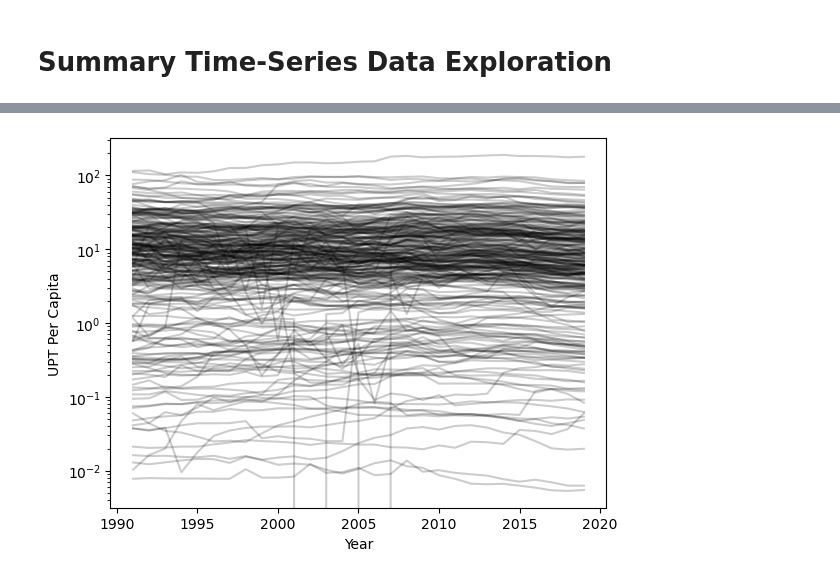
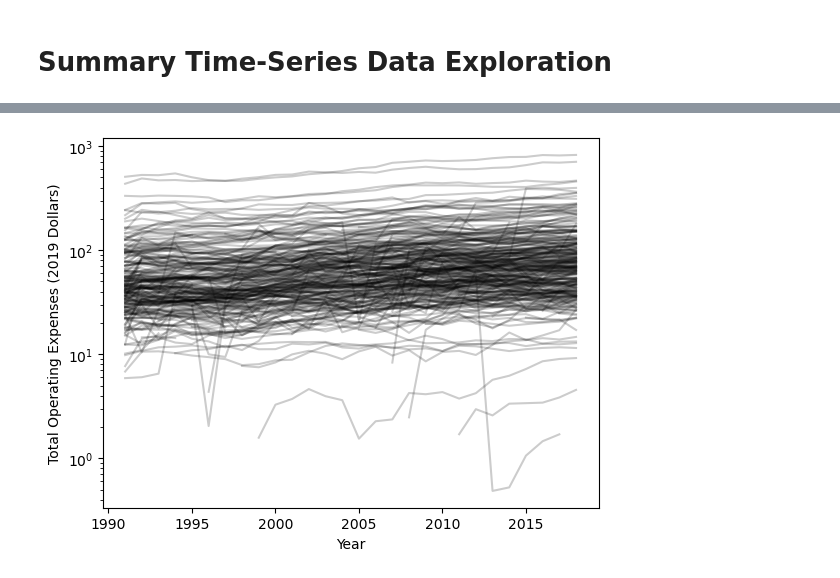
Before and after one commit to lodubay/transit-ridership, a Jupyter notebook: notebooks/time_series.ipynb, the cells around one changed output, grey strips where cells are left out. Cells and saved outputs as stored; diff of their text form; code cells hidden in the pictures.

```diff
--- a/notebooks/time_series.ipynb
+++ b/notebooks/time_series.ipynb
@@ -6,0 +26,10 @@ import matplotlib.pyplot as plt
+# %%
+years = [int(y) for y in upt_data.columns]
+# %%
+fig, ax = plt.subplots()
+for i, row in upt_data.iterrows():
+    ax.plot(years, row, linestyle='-', color='k', alpha=0.2)
+ax.set_yscale('log')
+ax.set_xlabel('Year')
+ax.set_ylabel('UPT Per Capita')
+plt.show()
@@ -7,4 +38,4 @@ import matplotlib.pyplot as plt
 # %%
-pop_data = pd.read_csv('../data/UZA_population.csv', index_col='UACE Code', dtype={'UACE Code': str})
-pop_data
+opexp_total = pd.read_csv('../data/train/OpExp_Total_infladj_percap.csv', index_col='UACE Code', dtype={'UACE Code': str})
+opexp_total
 # %% [output]
@@ -43,5 +55,0 @@ upt_data
-# %%
-year_cols = [str(y) for y in range(1991, 2020)]
-years = list(range(1991, 2020))
-agency_info = upt_data[[c for c in upt_data.columns if not c in year_cols]].copy()
-agency_info
@@ -82,10 +56,10 @@ upt_per_capita
 # %%
 fig, ax = plt.subplots()
-for i, row in upt_per_capita.iterrows():
+for i, row in opexp_total.iterrows():
     ax.plot(years, row, linestyle='-', color='k', alpha=0.2)
 ax.set_yscale('log')
 ax.set_xlabel('Year')
-ax.set_ylabel('UPT Per Capita')
+ax.set_ylabel('Total Operating Expenses (2019 Dollars)')
 plt.show()
 # %% [output]
-[figure, old version]
+[figure, new version]
```
Also changed, not shown: parts of 9 cells of this notebook, 35 other files.
